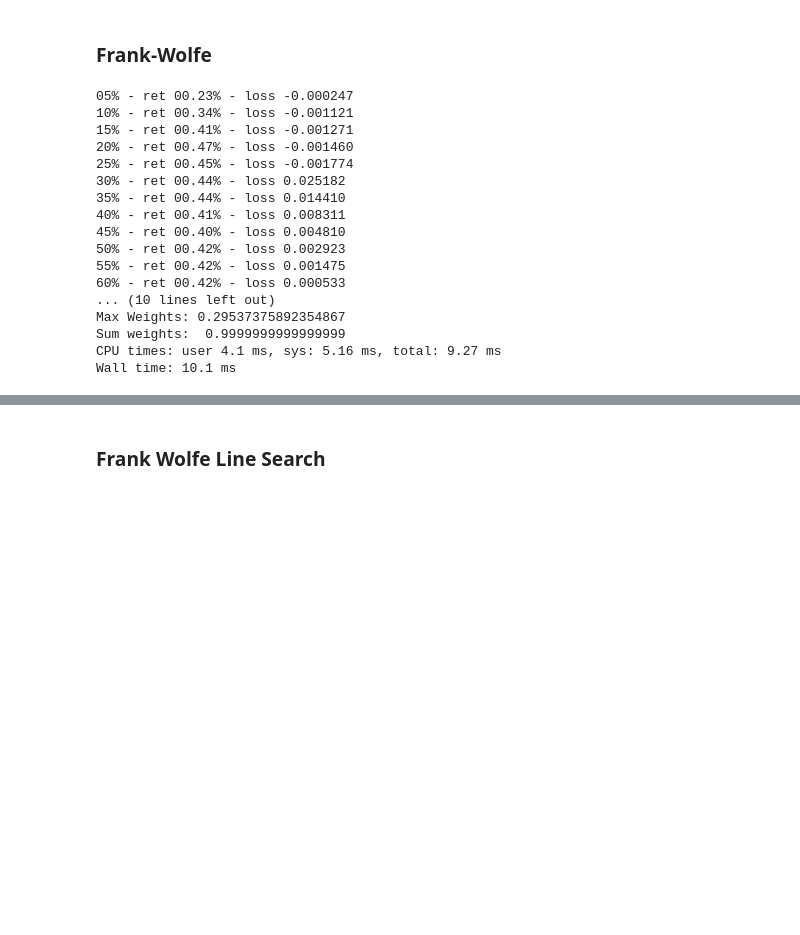
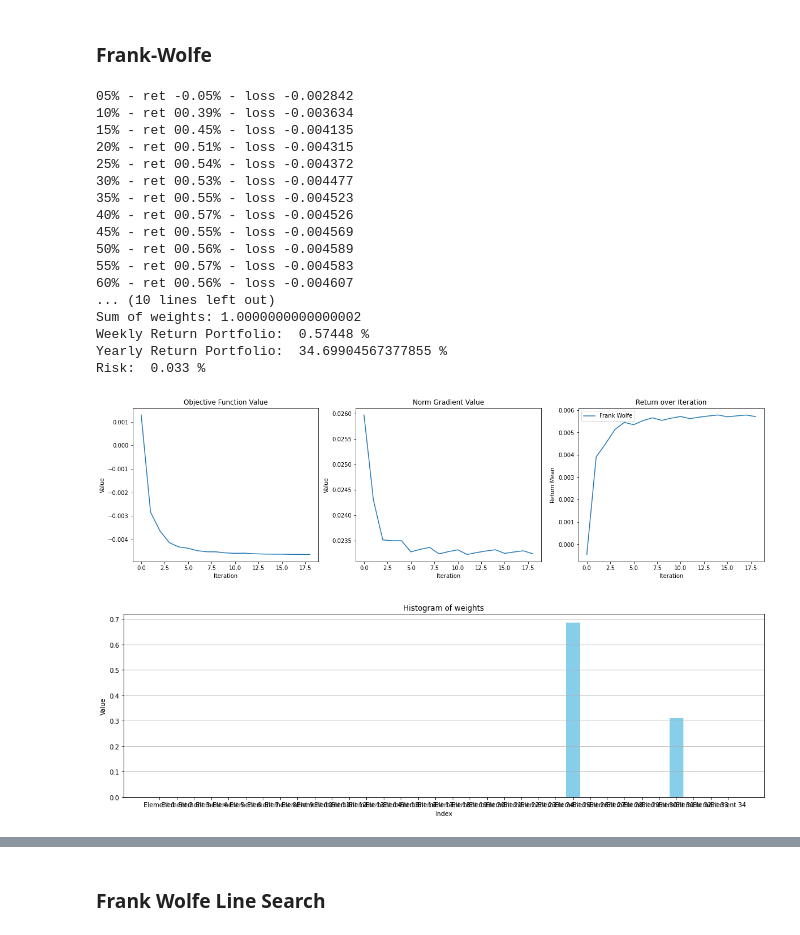
Before and after one commit to RobEngin/Methods-for-Portfolio-Optimization, a Jupyter notebook: opt-project.ipynb, the cells around one changed output, grey strips where cells are left out. Drawn from its saved outputs; the diff is of its cells as text; code cells hidden in the pictures; blank space fills up the shorter version.

```diff
--- a/opt-project.ipynb
+++ b/opt-project.ipynb
@@ -34,34 +34,8 @@ def generate_random_array(n):
     random_array = random_nums / total
     return random_array
 
-import numpy as np
+def calculate_annual_return(weekly_mean_return):
 
-def calculate_gain(initial_amount, years, weekly_mean_return):
-    """
-    Calculates the expected gain given an initial amount, a time period in years, and the weekly mean return.
-
-    :param initial_amount: Initial investment amount in euros.
-    :param years: Time period in years.
-    :param weekly_mean_return: Weekly mean return in percentage.
-    :return: Final amount after the specified time period.
-    """
-    weeks_per_year = 52
-    total_weeks = years * weeks_per_year
-    weekly_return_decimal = weekly_mean_return / 100
-
-    # Calculate the final gain using the compound interest formula
-    final_amount = initial_amount * (1 + weekly_return_decimal) ** total_weeks
-    roi = ((final_amount - initial_amount) / initial_amount) * 100
-
-    return final_amount, roi
-
-def calculate_annual_return(weekly_mean_return):
-    """
-    Converts weekly mean return to annual return using compound interest formula.
-
-    :param weekly_mean_return: Weekly mean return in percentage.
-    :return: Annual return in percentage.
-    """
     # Convert the weekly mean return from percentage to decimal
     weekly_return_decimal = weekly_mean_return / 100
 
@@ -349,53 +363,49 @@ loss_values_fw = []
 grad_values_fw = []
 returns_iteration_fw = []
 
 for itr in range(1, ITERATIONS):
     if itr % (ITERATIONS * 0.05) == 0:
         print(f"{int(itr/ITERATIONS*100):02}%", end="")
 
     grad = gradient(weights, mean_returns, cov_matrix, RISK_AVERSION)
     s = linear_solver(grad)
 
     # Store values for plotting
     loss_values_fw.append(loss(weights, mean_returns, cov_matrix, RISK_AVERSION))
     grad_values_fw.append(np.linalg.norm(grad))
     returns_iteration_fw.append(checkMeanRet(weights, mean_returns))
 
     gamma = 2 / (itr + 2)
     weights = (1 - gamma) * weights + gamma * s
     current_loss = loss(weights, mean_returns, cov_matrix, RISK_AVERSION)
 
     if abs(duality_gap(weights, grad)) < 1e-6:
         print('Duality Gap Convergence itr: ', itr)
         break
 
     if itr % (ITERATIONS * 0.05) == 0:
         print(f" - ret {(returns_iteration_fw[-1])*100:05.2f}% - loss {loss(weights, mean_returns, cov_matrix, RISK_AVERSION):05.6f}")
 
 optimal_weights_fw = weights
 
-def second_largest_partition(arr):
-    return np.partition(arr, -2)[-2]
-
-print('\n' + PORTFOLIO)
-print(f"Sec Max Weights: {second_largest_partition(optimal_weights_fw)}")
-print(f"Max Weights: {np.max(optimal_weights_fw)}")
-print("Sum weights: ", np.sum(optimal_weights_fw))
+plot_results(loss_values_fw, grad_values_fw, returns_iteration_fw, optimal_weights_fw, 'Frank Wolfe')
 # %% [output]
-05% - ret 00.23% - loss -0.000247
-10% - ret 00.34% - loss -0.001121
-15% - ret 00.41% - loss -0.001271
-20% - ret 00.47% - loss -0.001460
-25% - ret 00.45% - loss -0.001774
-30% - ret 00.44% - loss 0.025182
-35% - ret 00.44% - loss 0.014410
-40% - ret 00.41% - loss 0.008311
-45% - ret 00.40% - loss 0.004810
-50% - ret 00.42% - loss 0.002923
-55% - ret 00.42% - loss 0.001475
-60% - ret 00.42% - loss 0.000533
+05% - ret -0.05% - loss -0.002842
+10% - ret 00.39% - loss -0.003634
+15% - ret 00.45% - loss -0.004135
+20% - ret 00.51% - loss -0.004315
+25% - ret 00.54% - loss -0.004372
+30% - ret 00.53% - loss -0.004477
+35% - ret 00.55% - loss -0.004523
+40% - ret 00.57% - loss -0.004526
+45% - ret 00.55% - loss -0.004569
+50% - ret 00.56% - loss -0.004589
+55% - ret 00.57% - loss -0.004583
+60% - ret 00.56% - loss -0.004607
 ... (10 lines left out)
-Max Weights: 0.29537375892354867
-Sum weights:  0.9999999999999999
-CPU times: user 4.1 ms, sys: 5.16 ms, total: 9.27 ms
-Wall time: 10.1 ms
+Sum of weights: 1.0000000000000002
+Weekly Return Portfolio:  0.57448 %
+Yearly Return Portfolio:  34.69904567377855 %
+Risk:  0.033 %
+[figure, added]
+[figure, added]
```
Also changed, not shown: parts of 25 cells of this notebook.
